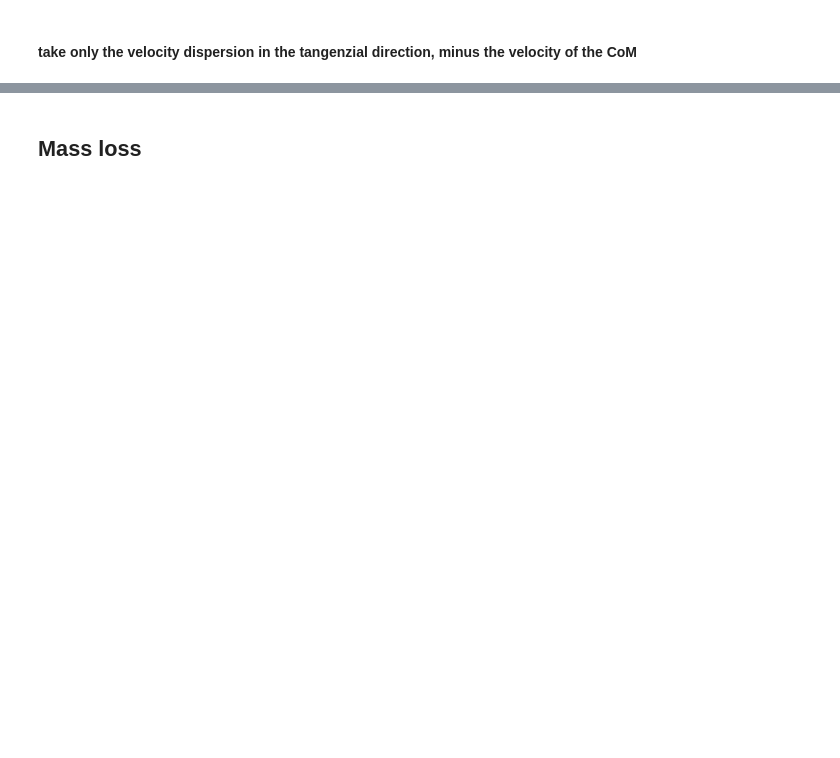
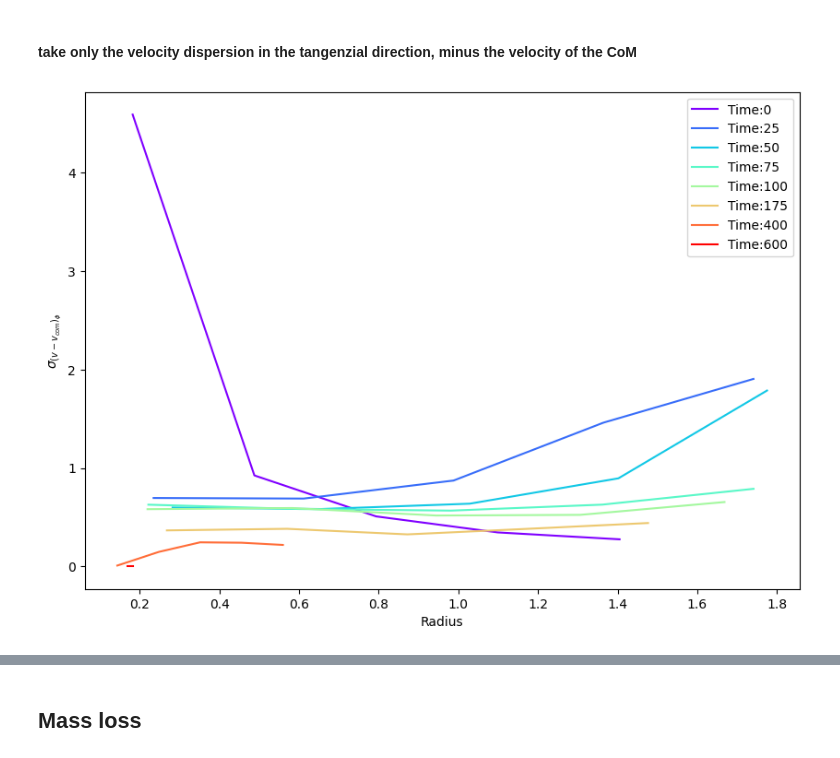
Before and after one commit to Berto70/pod_compastro23, a Jupyter notebook: Project/Analysis.ipynb, the cells around one changed output, grey strips where cells are left out. Saved outputs shown, nothing was run; the diff lists cells and outputs as text; code cells hidden in the pictures; blank space fills up the shorter version.

```diff
--- a/Project/Analysis.ipynb
+++ b/Project/Analysis.ipynb
@@ -47,9 +48,3 @@ def cartesian2spherical(rectangular_coordinates: list, out_type:str='rad'):
     if out_type == 'deg':
         theta, phi = np.degrees([theta, phi])
     return rho, theta, phi
-# %%
-def cyl_coord(vel):
-    rho = np.sqrt(vel[..., 0]**2 + vel[..., 1]**2)
-    phi = np.arctan2(vel[..., 1], vel[..., 0])
-    phi = np.where(phi < 0, phi + 2*np.pi, phi)
-    return rho, phi
@@ -492,31 +521,34 @@ for k, c in enumerate(color):
 # %%
 fig = plt.figure(figsize=(10, 7))
 ax = fig.add_subplot()
 n_bins=5
-time_to_plot = np.arange(0, len(position_comFoR), 5)
-# time_to_plot = [0, 25, 50, 75,  100, 175]
+# time_to_plot = np.arange(0, len(position_comFoR), 5)
+time_to_plot = [0, 25, 50, 75,  100, 175, 400, 600]
 color = cm.rainbow(np.linspace(0, 1, len(time_to_plot)))
 
 
 for k, c in enumerate(color):
     time = time_to_plot[k]
     position_comFoR_flagged = position_comFoR[time][flag_history[time]]
     radius_snapshot = np.linalg.norm(position_comFoR_flagged, axis=1)
     counts, bin_edges = np.histogram(radius_snapshot, bins=n_bins)
     radius_shell = 1/2 * (bin_edges[1:] + bin_edges[:-1]) #needed to plot
 
     bins_index = np.digitize(radius_snapshot, bins=bin_edges) #return the index of the bin for each radius
 
     vel_wrt_com = velocity[time][flag_history[time]]- vel_com_history[time] #- vel_com_history[time]
-    vel_rho, vel_phi = cyl_coord(vel_wrt_com)
+    rho, phi, vel_r, vel_phi, vel_z = cyl_coord(position[time][flag_history[time]], vel_wrt_com[:, :])
+
 
     vel_phi_binned = [vel_phi[bins_index==i].tolist() for i in range(1, len(bin_edges)) ] #binning the velocity as the radius
 
     velocity_dispersion = []
     for i in range(len(bin_edges)-1):
         velocity_dispersion.append(np.array(vel_phi_binned[i]).std())
 
     ax.plot(radius_shell, velocity_dispersion, c=c, label=f'Time:{time}')
     ax.set_xlabel('Radius')
     ax.set_ylabel(r'$\sigma_{{(v - v_{com})}_\phi}$')
-    # ax.legend()
+    ax.legend()
+# %% [output]
+[figure, added]
```
Also changed, not shown: parts of 39 cells of this notebook.
